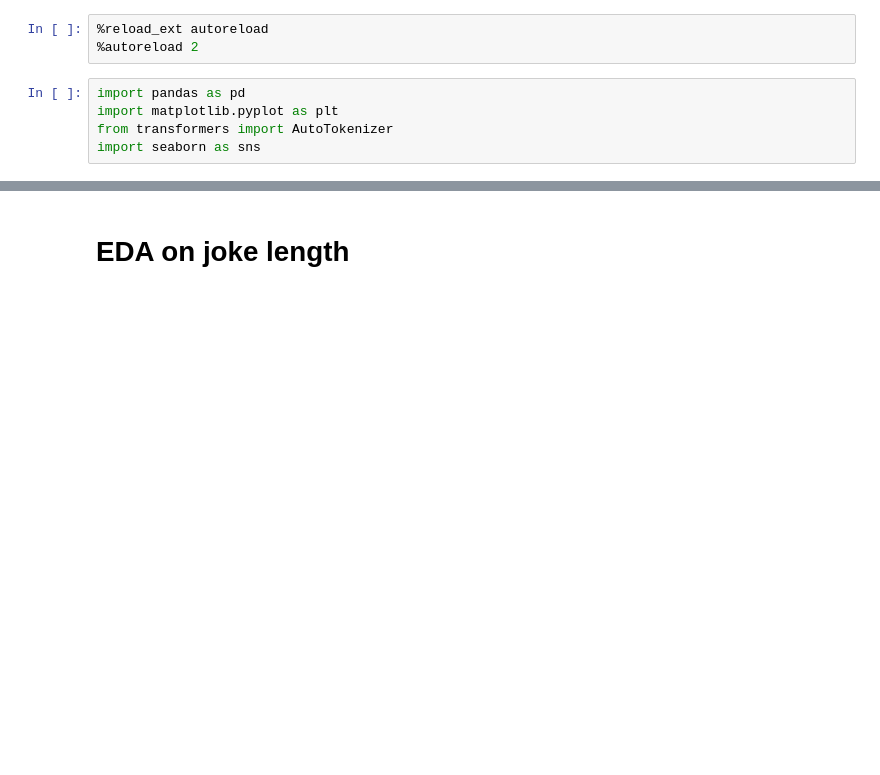
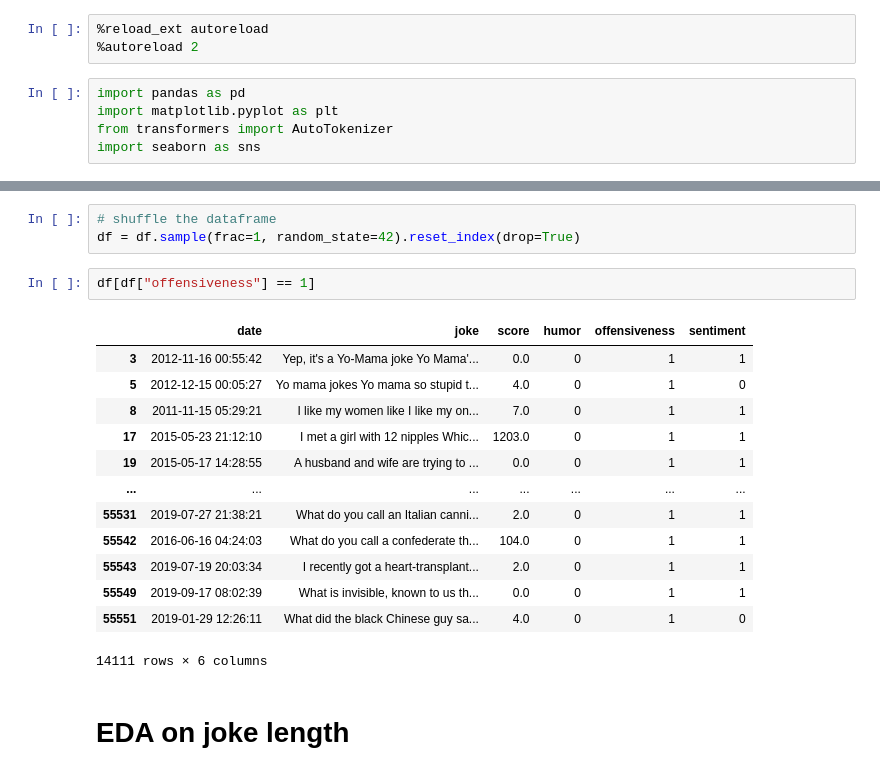
Before and after one commit to AwaleSajil/FunnyProject, a Jupyter notebook: analysing data/2_eda_discrete.ipynb, the cells around one changed output, grey strips where cells are left out. Drawn from its saved outputs; the diff is of its cells as text; blank space fills up the shorter version.

```diff
--- a/analysing data/2_eda_discrete.ipynb
+++ b/analysing data/2_eda_discrete.ipynb
@@ -25,3 +44,22 @@ df.head()
+# %%
+# shuffle the dataframe
+df = df.sample(frac=1, random_state=42).reset_index(drop=True)
+# %%
+df[df["offensiveness"] == 1]
+# %% [output]
+|  | date | joke | score | humor | offensiveness | sentiment |
+| 3 | 2012-11-16 00:55:42 | Yep, it's a Yo-Mama joke Yo Mama'... | 0.0 | 0 | 1 | 1 |
+| 5 | 2012-12-15 00:05:27 | Yo mama jokes Yo mama so stupid t... | 4.0 | 0 | 1 | 0 |
+| 8 | 2011-11-15 05:29:21 | I like my women like I like my on... | 7.0 | 0 | 1 | 1 |
+| 17 | 2015-05-23 21:12:10 | I met a girl with 12 nipples Whic... | 1203.0 | 0 | 1 | 1 |
+| 19 | 2015-05-17 14:28:55 | A husband and wife are trying to ... | 0.0 | 0 | 1 | 1 |
+| ... | ... | ... | ... | ... | ... | ... |
+| 55531 | 2019-07-27 21:38:21 | What do you call an Italian canni... | 2.0 | 0 | 1 | 1 |
+| 55542 | 2016-06-16 04:24:03 | What do you call a confederate th... | 104.0 | 0 | 1 | 1 |
+| 55543 | 2019-07-19 20:03:34 | I recently got a heart-transplant... | 2.0 | 0 | 1 | 1 |
+| 55549 | 2019-09-17 08:02:39 | What is invisible, known to us th... | 0.0 | 0 | 1 | 1 |
+| 55551 | 2019-01-29 12:26:11 | What did the black Chinese guy sa... | 4.0 | 0 | 1 | 0 |
+14111 rows × 6 columns
 # %% [markdown]
 # EDA on joke length
 # %%
```
Also changed, not shown: parts of 13 cells of this notebook, 1 other file.
